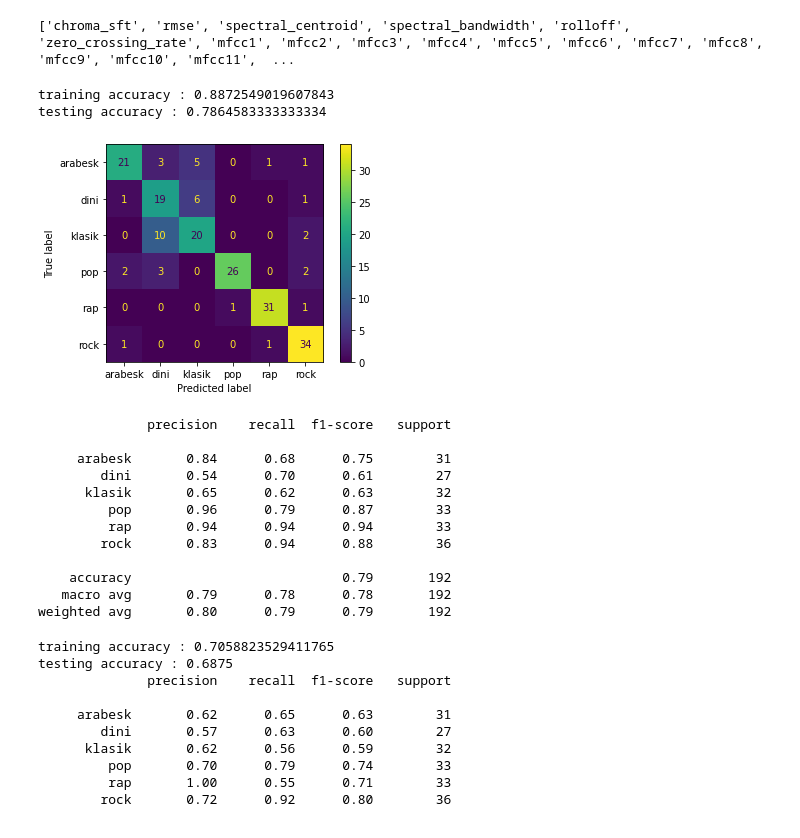
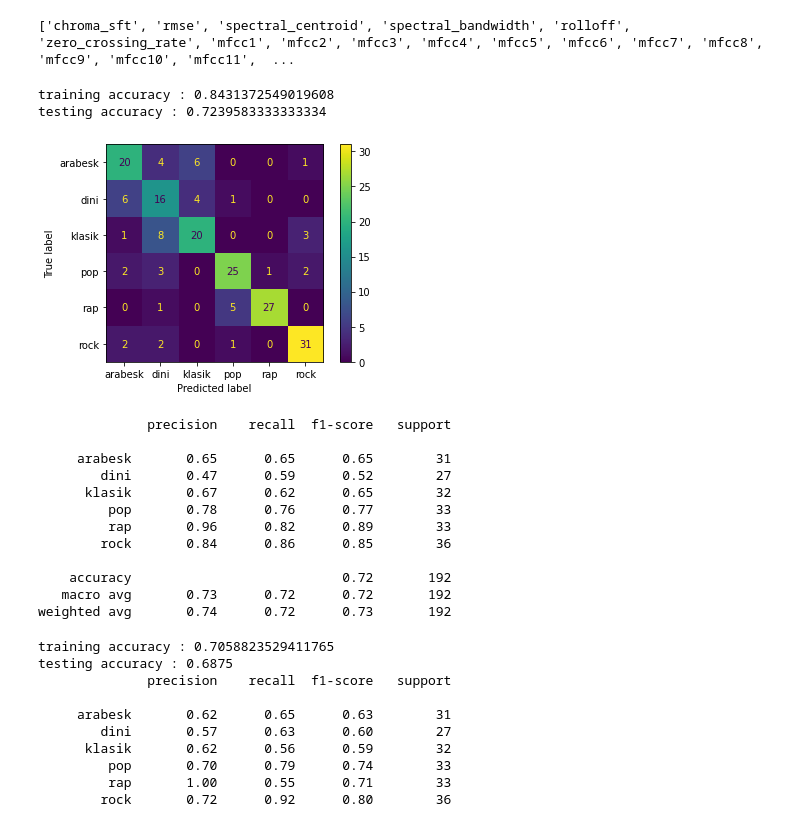
Before and after one commit to cuneyt-ozbalci/Turkish-Music-Classification-with-SVM-K-NN-and-Logistic-Regression-Algorithms, a Jupyter notebook: Music_Classification_ipynb_adlı_not_defteri.ipynb, the cells around one changed output. Saved outputs shown, nothing was run; the diff lists cells and outputs as text; code cells hidden in the pictures.

```diff
--- a/Music_Classification_ipynb_adlı_not_defteri.ipynb
+++ b/Music_Classification_ipynb_adlı_not_defteri.ipynb
@@ -132,31 +134,35 @@ x_train = sc.fit_transform(x_train)
 x_test = sc.transform(x_test)
 # %%
 #modeli oluşturup SVM algoritmasını uyguladık doğruluk değerini ve karmaşıklık matrisini elde edip ekrana çizdirdik çeşitli ölçüm metrikleri için sonuçları elde ettik
-model_SVC = SVC(kernel='rbf')
+model_SVC = SVC(kernel='linear')
 model_SVC.fit(x_train,y_train)
 y_pred = model_SVC.predict(x_test)
 print("training accuracy :", model_SVC.score(x_train, y_train))
 print("testing accuracy :", model_SVC.score(x_test, y_test))
-cnf_SVC = SVC(random_state=0)
-cnf_SVC.fit(x_train, y_train)
-plot_confusion_matrix(cnf_SVC, x_test, y_test)
+
+model_SVC.fit(x_train, y_train)
+SVC(random_state=0)
+predictions = model_SVC.predict(x_test)
+cm_SVC = confusion_matrix(y_test, predictions, labels=model_SVC.classes_)
+disp = ConfusionMatrixDisplay(confusion_matrix=cm_SVC, display_labels=model_SVC.classes_)
+disp.plot()
 plt.show()
 print(classification_report(y_test, y_pred))
 # %% [output]
-training accuracy : 0.8872549019607843
-testing accuracy : 0.7864583333333334
+training accuracy : 0.8431372549019608
+testing accuracy : 0.7239583333333334
-[figure, old version]
+[figure, new version]
               precision    recall  f1-score   support
 
-     arabesk       0.84      0.68      0.75        31
-        dini       0.54      0.70      0.61        27
-      klasik       0.65      0.62      0.63        32
-         pop       0.96      0.79      0.87        33
-         rap       0.94      0.94      0.94        33
-        rock       0.83      0.94      0.88        36
+     arabesk       0.65      0.65      0.65        31
+        dini       0.47      0.59      0.52        27
+      klasik       0.67      0.62      0.65        32
+         pop       0.78      0.76      0.77        33
+         rap       0.96      0.82      0.89        33
+        rock       0.84      0.86      0.85        36
 
-    accuracy                           0.79       192
-   macro avg       0.79      0.78      0.78       192
-weighted avg       0.80      0.79      0.79       192
+    accuracy                           0.72       192
+   macro avg       0.73      0.72      0.72       192
+weighted avg       0.74      0.72      0.73       192
 # %%
 #modeli oluşturup K-NN algoritmasını uyguladık doğruluk değerini ve karmaşıklık matrisini elde edip ekrana çizdirdik çeşitli ölçüm metrikleri için sonuçları elde ettik
```
Also changed, not shown: parts of 6 cells of this notebook.
